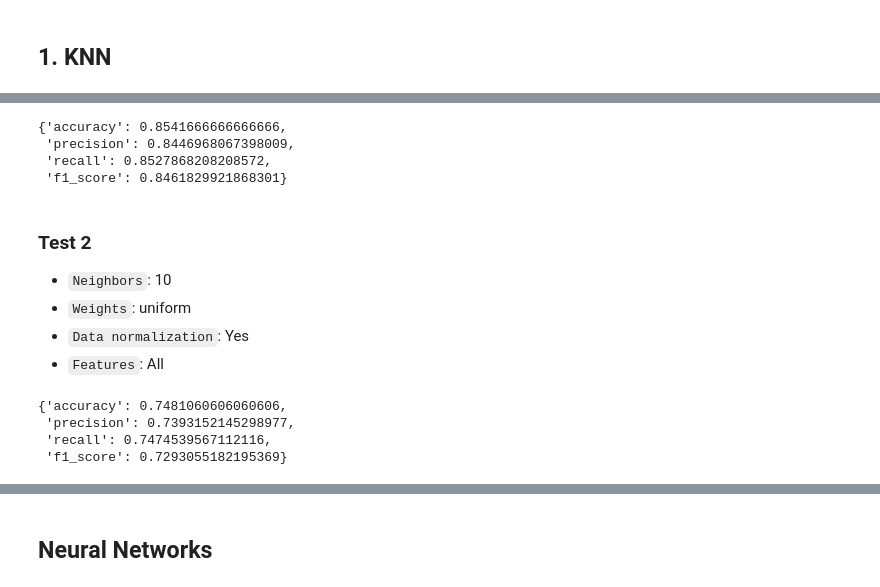
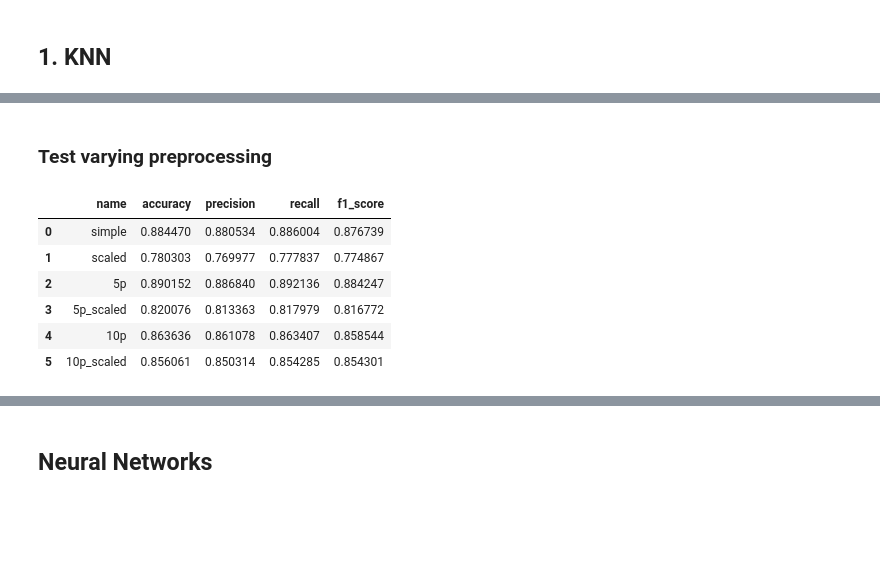
Before and after one commit to richardbinder/MachineLearning2024S, a Jupyter notebook: Exercise1/ObesityLevels/obesity_levels.ipynb, the cells around one changed output, grey strips where cells are left out. Drawn from its saved outputs; the diff is of its cells as text; code cells hidden in the pictures; blank space fills up the shorter version.

```diff
--- a/Exercise1/ObesityLevels/obesity_levels.ipynb
+++ b/Exercise1/ObesityLevels/obesity_levels.ipynb
@@ -200,11 +207,11 @@ print(most_important_attributes)
 
 
 ## Get a list of the most important Features whose importance is greater than 0.05
+most_important_attributes_list_importance_1_percent = most_important_attributes[most_important_attributes['importance'] >= 0.01].index.tolist()
 most_important_attributes_list_importance_5_percent = most_important_attributes[most_important_attributes['importance'] > 0.05].index.tolist()
-most_important_attributes_list_importance_10_percent = most_important_attributes[most_important_attributes['importance'] > 0.1].index.tolist()
 
+print(most_important_attributes_list_importance_1_percent)
 print(most_important_attributes_list_importance_5_percent)
-print(most_important_attributes_list_importance_10_percent)
 # %% [output]
                                 importance
 Weight                                0.32
@@ -282,7 +283,5 @@ X_test_scaled_important_attributes_10p = X_test_scaled_important_attributes_10p[
 # %%
-from sklearn.metrics import classification_report, accuracy_score, f1_score, precision_score, recall_score
-
-def train_and_evaluate(model, X_train, y_train, X_test, y_test):
+def train_and_evaluate(name, model, X_train, y_train, X_test, y_test):
     # Training the model
     model.fit(X_train, y_train)
 
@@ -298,10 +297,22 @@ def train_and_evaluate(model, X_train, y_train, X_test, y_test):
 
     # Return metrics
     return {
+        "name": name,
         "accuracy": accuracy,
         "precision": precision,
         "recall": recall,
         "f1_score": f1
     }
+# %%
+def batch_train_evaluate(model):
+    data = [
+        train_and_evaluate("simple", model, X_train, y_train, X_test, y_test),
+        train_and_evaluate("scaled", model, X_train_scaled, y_train, X_test_scaled, y_test),
+        train_and_evaluate("5p", model, X_train_important_attributes_1p, y_train, X_test_important_attributes_1p, y_test),
+        train_and_evaluate("5p_scaled", model, X_train_scaled_important_attributes_1p, y_train, X_test_scaled_important_attributes_5p, y_test),
+        train_and_evaluate("10p", model, X_train_important_attributes_5p, y_train, X_test_important_attributes_5p, y_test),
+        train_and_evaluate("10p_scaled", model, X_train_scaled_important_attributes_5p, y_train, X_test_scaled_important_attributes_10p, y_test)
+    ]
+    return pd.DataFrame(data)
 # %% [markdown]
 ## 1. KNN
@@ -320,37 +385,16 @@ validation_classes = y_test
+# %% [markdown]
+### Test varying preprocessing
 # %%
-k = 10
+k = 1
+leaf_nodes = 5
 weights = 'distance'
-training_attributes = X_train
-validation_data = X_test
-
-knn_model = KNeighborsClassifier(n_neighbors=k, weights=weights)
-
-# Train and validate the model
-train_and_evaluate(knn_model, training_attributes, y_train, validation_data, y_test)
+knn_model = KNeighborsClassifier(n_neighbors=k, leaf_size=leaf_nodes, weights=weights)
+batch_train_evaluate(knn_model)
 # %% [output]
-{'accuracy': 0.8541666666666666,
- 'precision': 0.8446968067398009,
- 'recall': 0.8527868208208572,
- 'f1_score': 0.8461829921868301}
+|  | name | accuracy | precision | recall | f1_score |
+| 0 | simple | 0.884470 | 0.880534 | 0.886004 | 0.876739 |
+| 1 | scaled | 0.780303 | 0.769977 | 0.777837 | 0.774867 |
+| 2 | 5p | 0.890152 | 0.886840 | 0.892136 | 0.884247 |
+| 3 | 5p_scaled | 0.820076 | 0.813363 | 0.817979 | 0.816772 |
+| 4 | 10p | 0.863636 | 0.861078 | 0.863407 | 0.858544 |
+| 5 | 10p_scaled | 0.856061 | 0.850314 | 0.854285 | 0.854301 |
-# %% [markdown]
-### Test 2
-- `Neighbors`: 10
-- `Weights`: uniform
-- `Data normalization`: Yes
-- `Features`: All
-# %%
-k = 10
-weights = 'distance'
-
-training_attributes = X_train_scaled
-validation_data = X_test_scaled
-
-knn_model = KNeighborsClassifier(n_neighbors=k, weights=weights)
-
-# Training the model
-train_and_evaluate(knn_model, training_attributes, y_train, validation_data, y_test)
-# %% [output]
-{'accuracy': 0.7481060606060606,
- 'precision': 0.7393152145298977,
- 'recall': 0.7474539567112116,
- 'f1_score': 0.7293055182195369}
```
Also changed, not shown: parts of 68 cells of this notebook, 1 other file.
